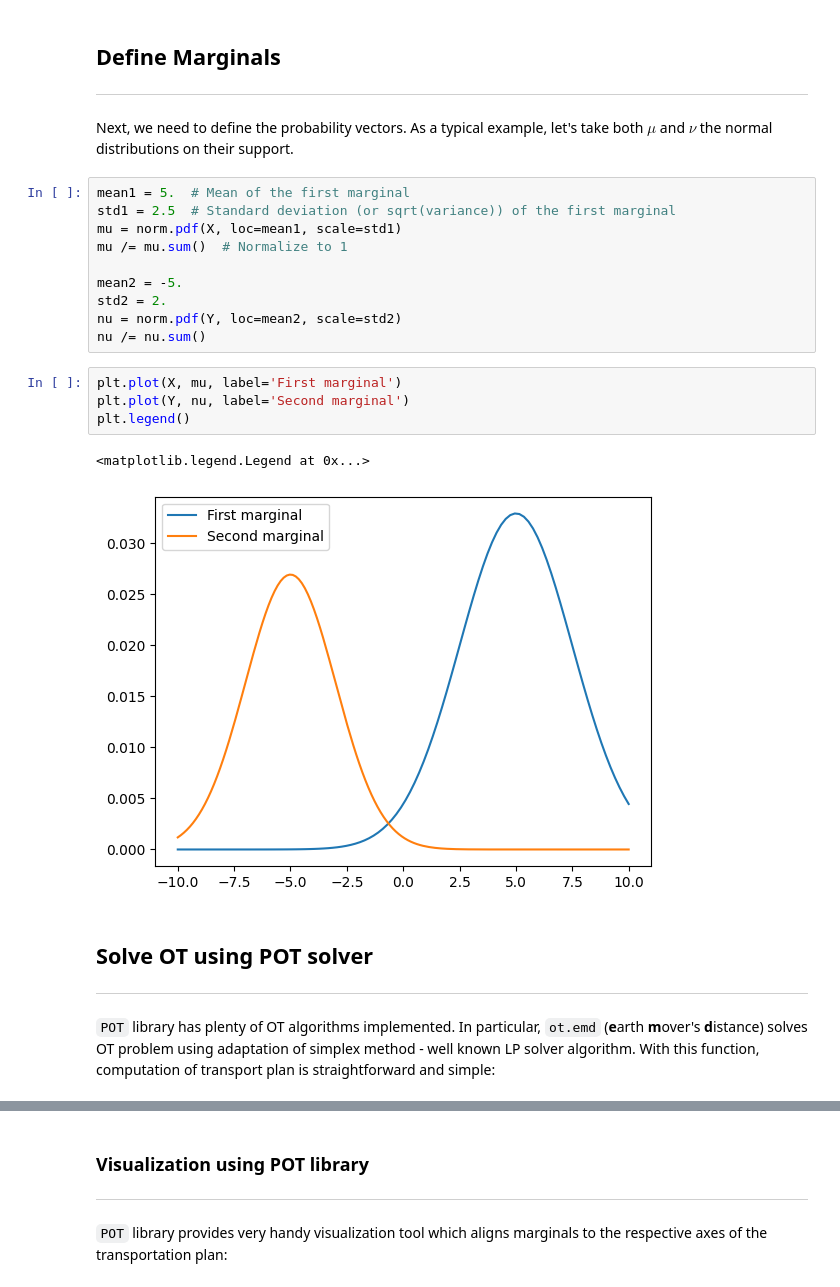
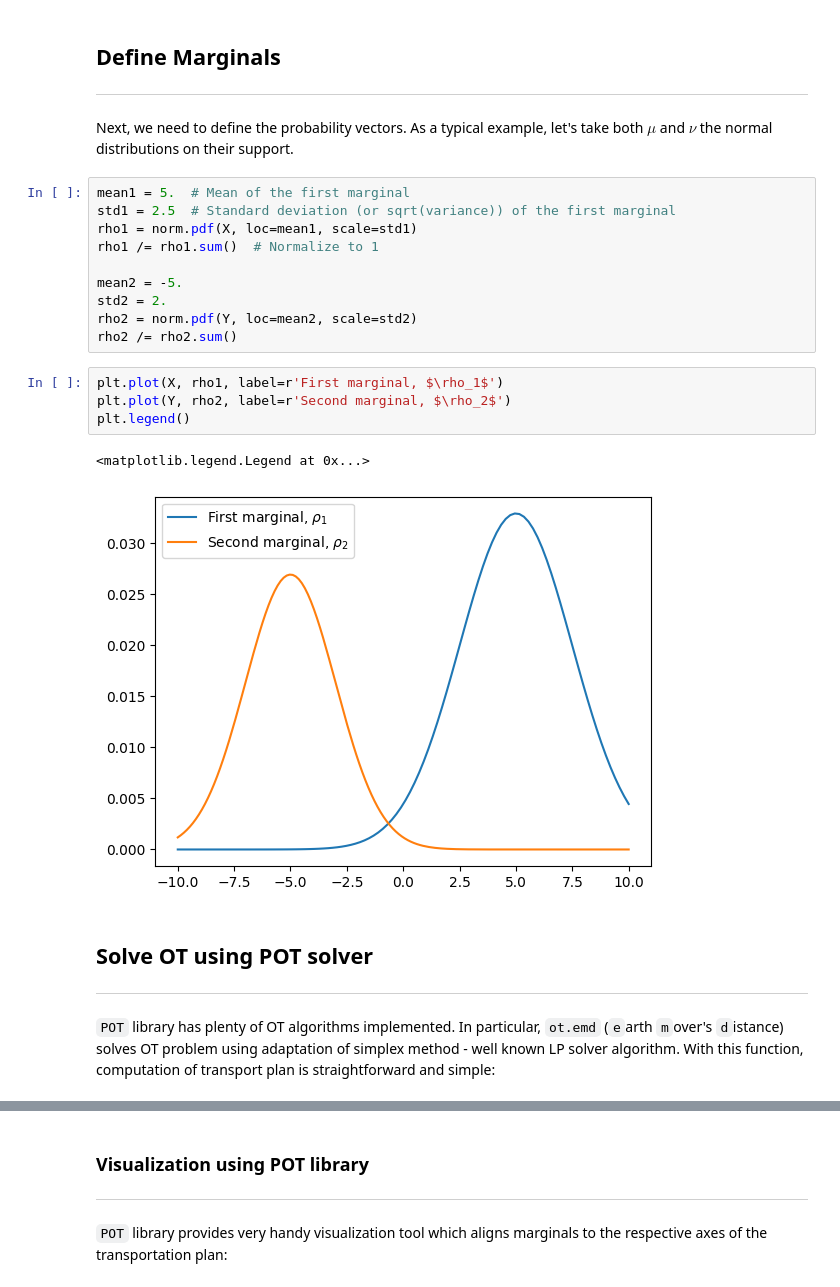
Before and after one commit to AI-Quantum-Research-Group/OT-Jan-2026, a Jupyter notebook: notebooks/intro.ipynb, the cells around one changed output, grey strips where cells are left out. Cells and saved outputs as stored; diff of their text form.

```diff
--- a/notebooks/intro.ipynb
+++ b/notebooks/intro.ipynb
@@ -70,24 +70,24 @@ As a typical example, let's take both $\mu$ and $\nu$ the normal distributions o
 # %%
 mean1 = 5.  # Mean of the first marginal
 std1 = 2.5  # Standard deviation (or sqrt(variance)) of the first marginal
-mu = norm.pdf(X, loc=mean1, scale=std1)
-mu /= mu.sum()  # Normalize to 1
+rho1 = norm.pdf(X, loc=mean1, scale=std1)
+rho1 /= rho1.sum()  # Normalize to 1
 
 mean2 = -5.
 std2 = 2.
-nu = norm.pdf(Y, loc=mean2, scale=std2)
-nu /= nu.sum()
+rho2 = norm.pdf(Y, loc=mean2, scale=std2)
+rho2 /= rho2.sum()
 # %%
-plt.plot(X, mu, label='First marginal')
-plt.plot(Y, nu, label='Second marginal')
+plt.plot(X, rho1, label=r'First marginal, $\rho_1$')
+plt.plot(Y, rho2, label=r'Second marginal, $\rho_2$')
 plt.legend()
 # %% [output]
 <matplotlib.legend.Legend at 0x...>
-[figure, old version]
+[figure, new version]
 # %% [markdown]
 ## Solve OT using POT solver
 ___
 `POT` library has plenty of OT algorithms implemented.
-In particular, `ot.emd` (**e**arth **m**over's **d**istance) solves OT problem using adaptation of simplex method - well known LP solver algorithm.
+In particular, `ot.emd` (`e`arth `m`over's `d`istance) solves OT problem using adaptation of simplex method - well known LP solver algorithm.
 With this function, computation of transport plan is straightforward and simple:
 # %%
```
Also changed, not shown: parts of 10 cells of this notebook.
